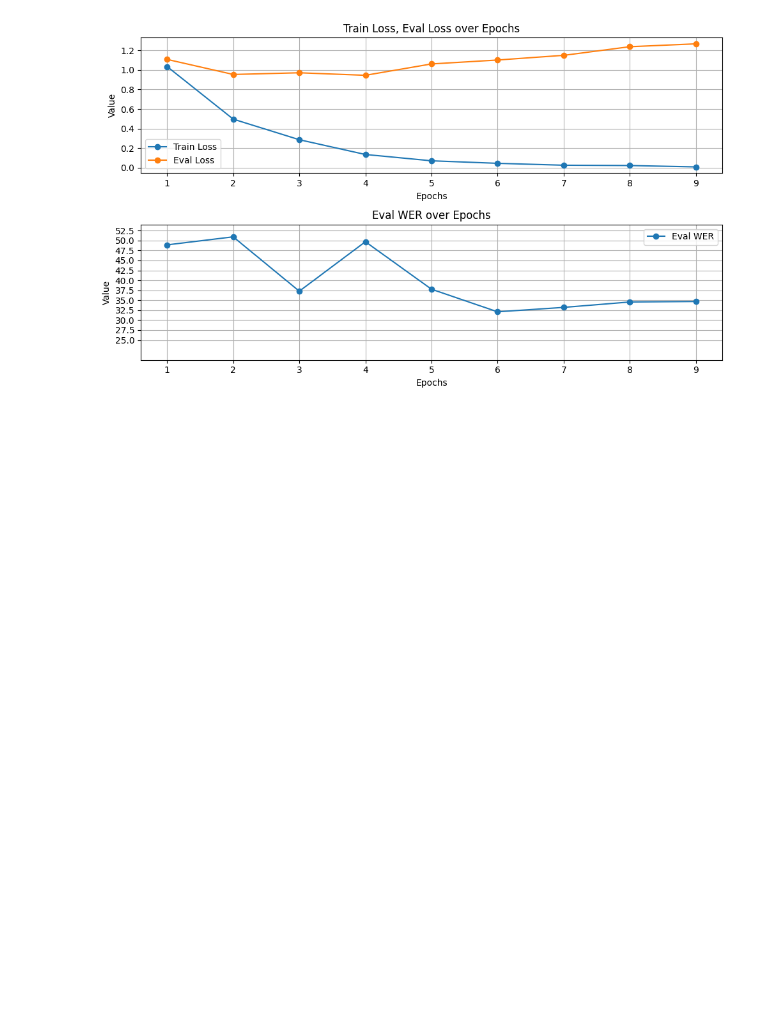
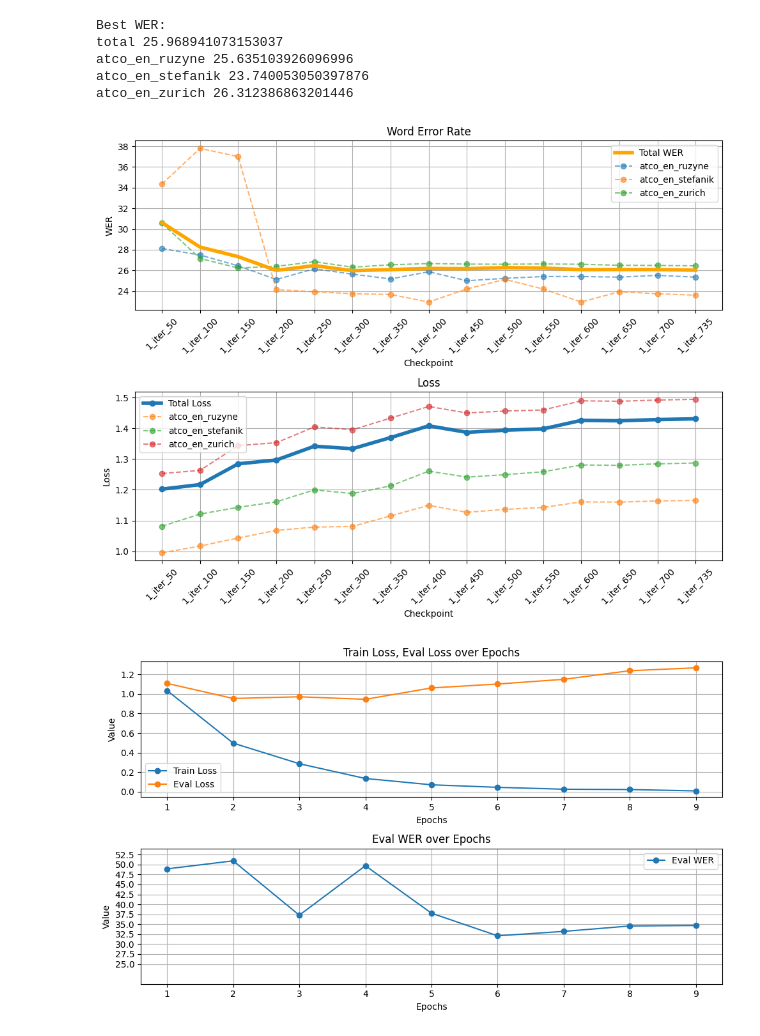
Before and after one commit to JohnyDevp/DP-Air-Traffic-Comm-Transcription, a Jupyter notebook: data/tools/out_eval_to_graps.ipynb, the cells around one changed output. Drawn from its saved outputs; the diff is of its cells as text; code cells hidden in the pictures; blank space fills up the shorter version.

```diff
--- a/data/tools/out_eval_to_graps.ipynb
+++ b/data/tools/out_eval_to_graps.ipynb
@@ -112,3 +102,29 @@ plt.savefig(os.path.dirname(file) + '/' + os.path.basename(file).split('.')[0] +
+# %%
+# file="../evaluation/TEST/vanmed_ALLDS/allds-atco-nop"
+# file="../evaluation/TEST/tuning-fullts/default-params/allds_ATCOen/eval.txt"
+# file = "../evaluation/TEST/tuning-fullts/lr_allds/lr3_eval.txt"
+file = "../evaluation/TEST/tuning-fullts/warmup_allds/wr3_eval.txt"
+data = open(file,'r').readlines()
+
+# number of examples in dataset
+num_examples = {
+    'atco_en_ruzyne': 70,
+    'atco_en_stefanik': 53,
+    'atco_en_zurich': 412,
+    # 'atco_fr': 33,
+    # 'atco_other_lang': 40
+}
+
+out=compute_wer_loss(data)
+checkpoints, wer, loss = compute_total_wer(out, num_examples)
+plot_wer_loss(wer,loss, checkpoints, file)
+# %% [output]
+Best WER:
+total 25.968941073153037
+atco_en_ruzyne 25.635103926096996
+atco_en_stefanik 23.740053050397876
+atco_en_zurich 26.312386863201446
+[figure, added]
 # %%
 # Data for the graph
 epochs = [1, 2, 3, 4, 5, 6, 7, 8,9]
```
Also changed, not shown: parts of 6 cells of this notebook, 46 other files.
